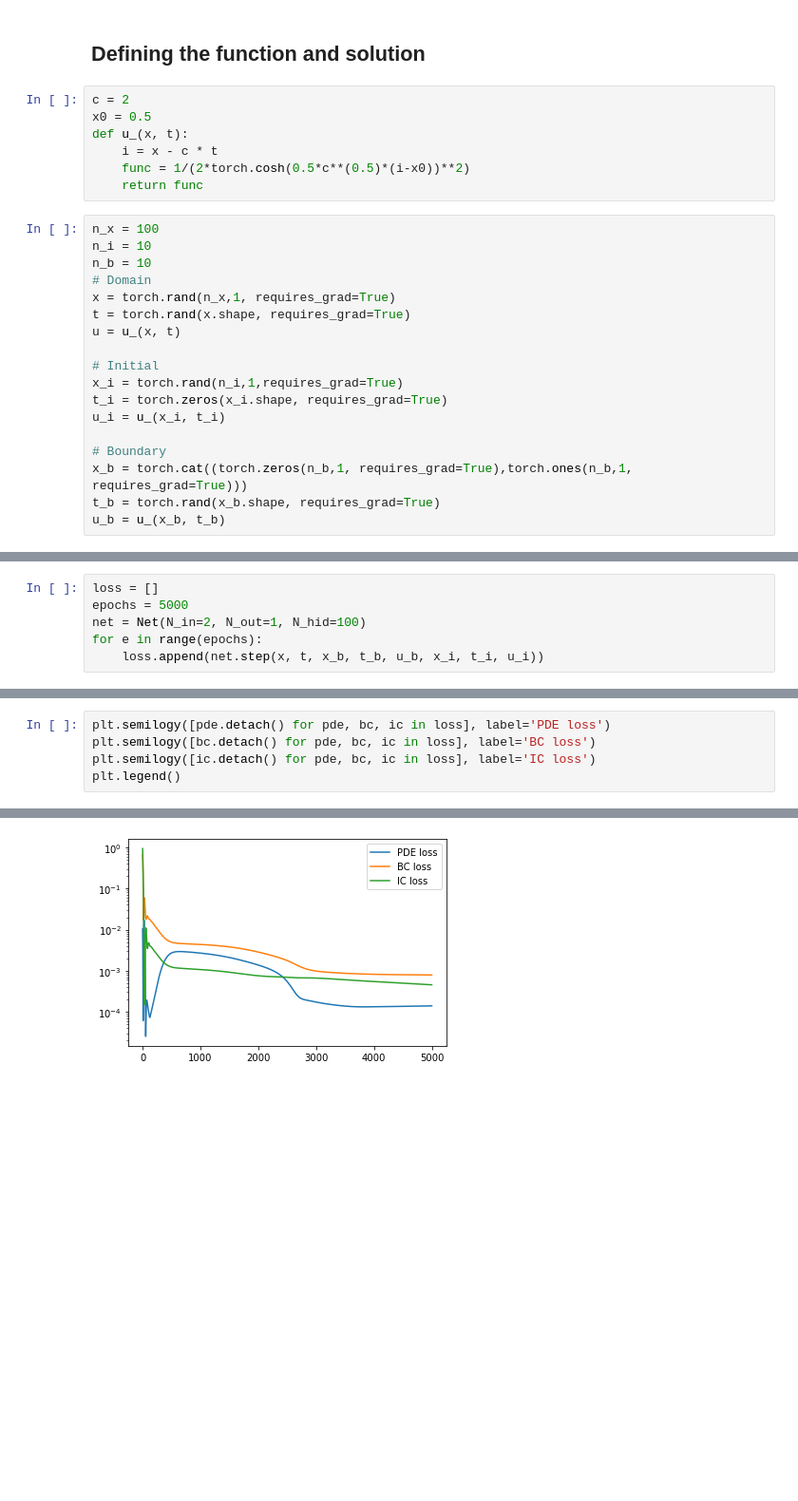
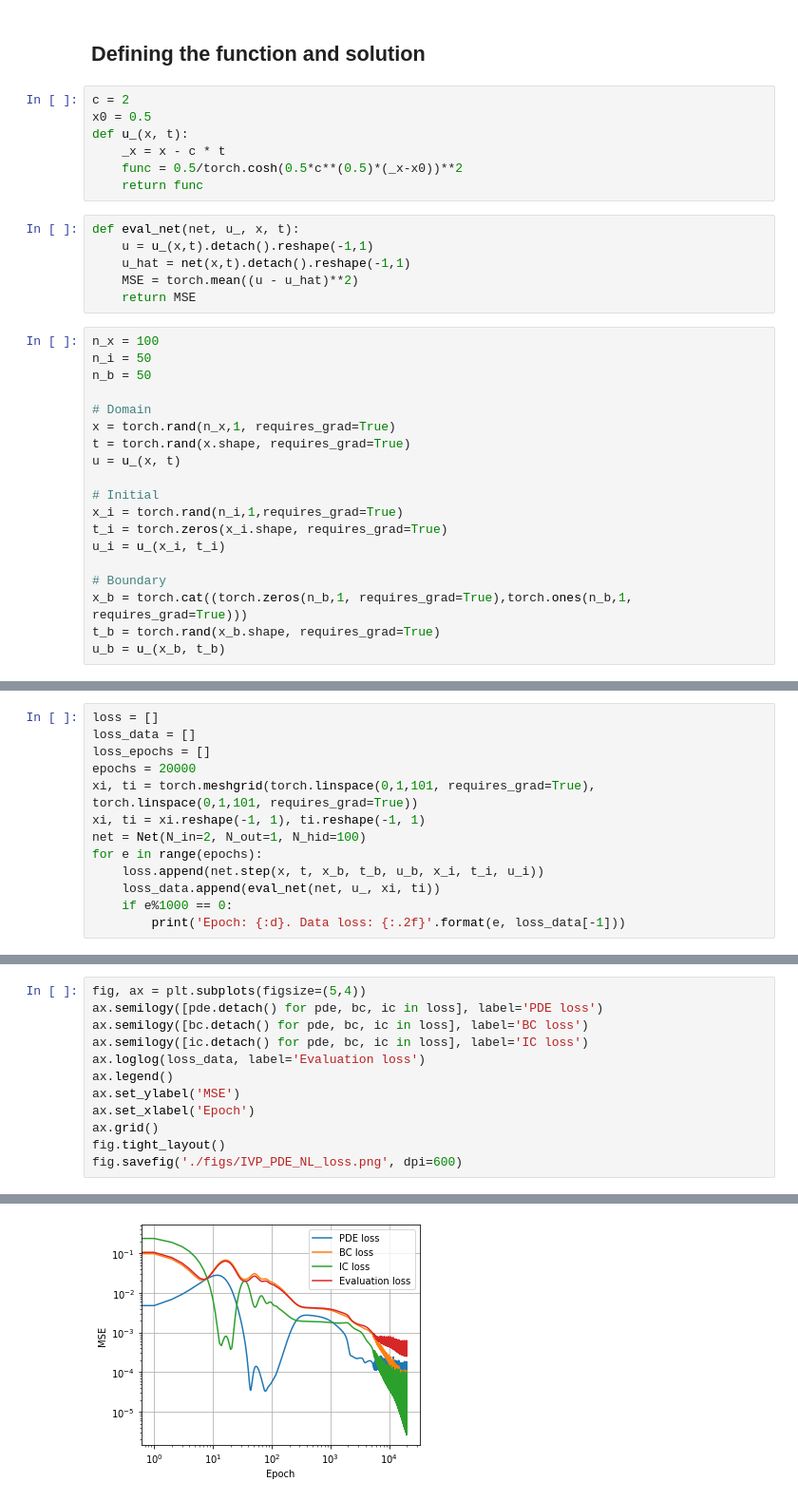
Before and after one commit to runehoejlund/deep-learning-pinn, a Jupyter notebook: PINN-IVP-PDE-NL.ipynb, the cells around one changed output, grey strips where cells are left out. Shown at 95% size. Cells and saved outputs as stored; diff of their text form; blank space fills up the shorter version.

```diff
--- a/PINN-IVP-PDE-NL.ipynb
+++ b/PINN-IVP-PDE-NL.ipynb
@@ -12,13 +12,20 @@ from torch.nn import Linear
 c = 2
 x0 = 0.5
 def u_(x, t):
-    i = x - c * t
-    func = 1/(2*torch.cosh(0.5*c**(0.5)*(i-x0))**2)
+    _x = x - c * t
+    func = 0.5/torch.cosh(0.5*c**(0.5)*(_x-x0))**2
     return func
+# %%
+def eval_net(net, u_, x, t):
+    u = u_(x,t).detach().reshape(-1,1)
+    u_hat = net(x,t).detach().reshape(-1,1)
+    MSE = torch.mean((u - u_hat)**2)
+    return MSE
 # %%
 n_x = 100
-n_i = 10
-n_b = 10
+n_i = 50
+n_b = 50
+
 # Domain
 x = torch.rand(n_x,1, requires_grad=True)
 t = torch.rand(x.shape, requires_grad=True)
@@ -118,7 +115,14 @@ class Net(nn.Module):
         return self.loss_PDE(x, t), self.loss_BC(x_b, t_b, u_b), self.loss_IC(x_i, t_i, u_i)
 # %%
 loss = []
-epochs = 5000
+loss_data = []
+loss_epochs = []
+epochs = 20000
+xi, ti = torch.meshgrid(torch.linspace(0,1,101, requires_grad=True), torch.linspace(0,1,101, requires_grad=True))
+xi, ti = xi.reshape(-1, 1), ti.reshape(-1, 1)
 net = Net(N_in=2, N_out=1, N_hid=100)
 for e in range(epochs):
     loss.append(net.step(x, t, x_b, t_b, u_b, x_i, t_i, u_i))
+    loss_data.append(eval_net(net, u_, xi, ti))
+    if e%1000 == 0:
+        print('Epoch: {:d}. Data loss: {:.2f}'.format(e, loss_data[-1]))
@@ -125,6 +150,13 @@ for e in range(epochs):
 # %%
-plt.semilogy([pde.detach() for pde, bc, ic in loss], label='PDE loss')
-plt.semilogy([bc.detach() for pde, bc, ic in loss], label='BC loss')
-plt.semilogy([ic.detach() for pde, bc, ic in loss], label='IC loss')
-plt.legend()
+fig, ax = plt.subplots(figsize=(5,4))
+ax.semilogy([pde.detach() for pde, bc, ic in loss], label='PDE loss')
+ax.semilogy([bc.detach() for pde, bc, ic in loss], label='BC loss')
+ax.semilogy([ic.detach() for pde, bc, ic in loss], label='IC loss')
+ax.loglog(loss_data, label='Evaluation loss')
+ax.legend()
+ax.set_ylabel('MSE')
+ax.set_xlabel('Epoch')
+ax.grid()
+fig.tight_layout()
+fig.savefig('./figs/IVP_PDE_NL_loss.png', dpi=600)
 # %% [output]
@@ -132,3 +163,3 @@ plt.legend()
-[figure, old version]
+[figure, new version]
 # %%
 ## Evaluate network
```
Also changed, not shown: parts of 9 cells of this notebook, 3 other files.
